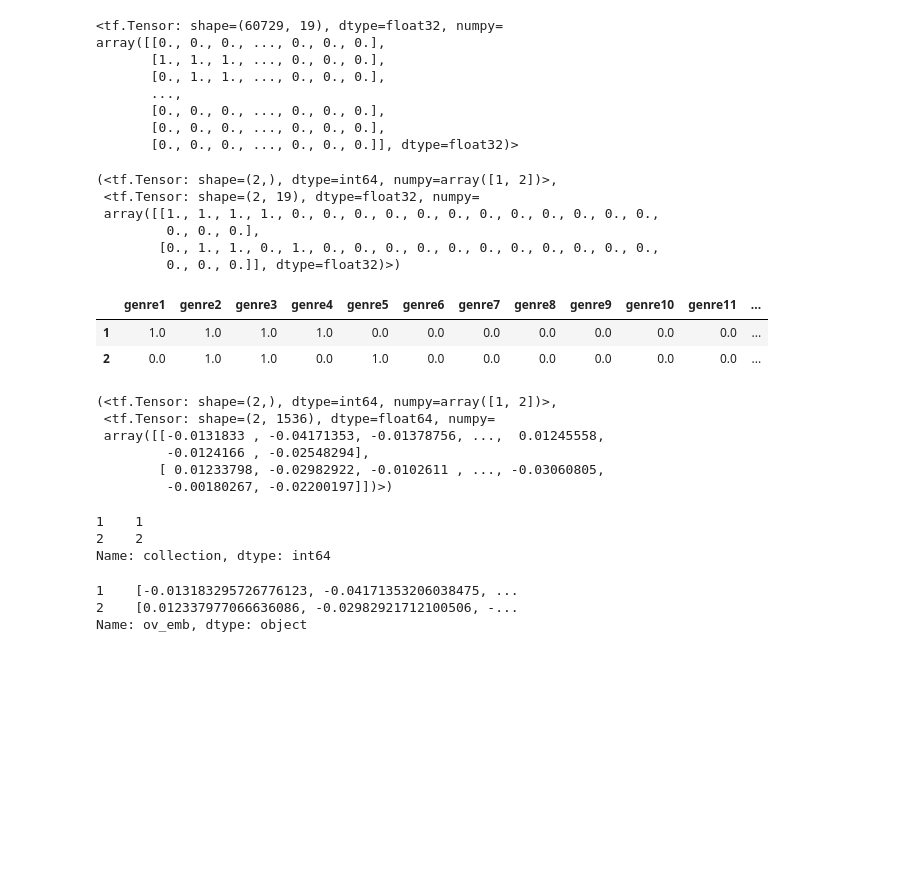
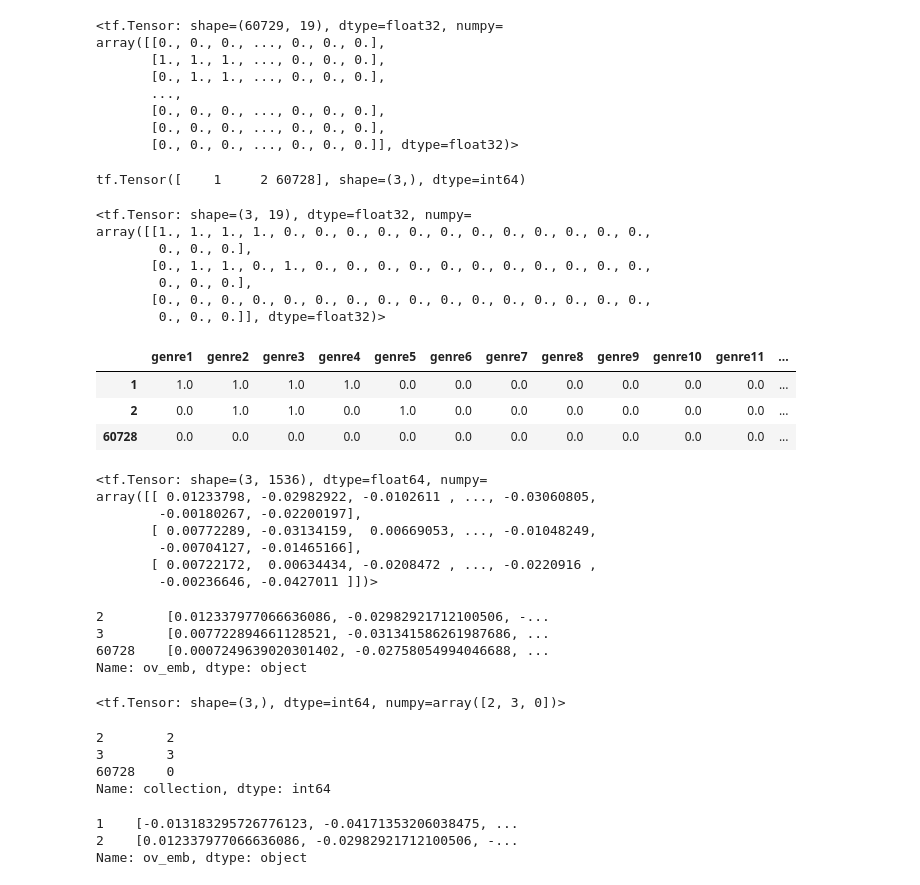
Before and after one commit to sunkusun9/rcmd_2503, a Jupyter notebook: 5.Matrix Factorization2.ipynb, the cells around one changed output. Cells and saved outputs as stored; diff of their text form; code cells hidden in the pictures; blank space fills up the shorter version.

```diff
--- a/5.Matrix Factorization2.ipynb
+++ b/5.Matrix Factorization2.ipynb
@@ -169,7 +169,8 @@ s_movieCnt = df_train['movieId'].value_counts()
 # 대상변수는 rating입니다.
 def to_dataset(df):
     return tf.data.Dataset.from_tensor_slices(
-        ({k: df[k] for k in ['userId', 'movieId', 'prev_movieId', 'prev_rating']}, df['rating'])
+        ({k: df[k] for k in ['userId', 'movieId', 'prev_movieId', 'prev_rating']},
+         df['rating'])
     )
 # %%
 # Tensorflow dataset을 만들어 줍니다.
@@ -229,7 +228,9 @@ class EmbModel(tf.keras.Model):
         """
         super().__init__()
         # 정수형 ID를 1-based Index로 반환해주는 Layer를 만듭니다. - 0은 OOV(out-of-vocabulary)입니다.
-        self.lu_ids = tf.keras.layers.IntegerLookup(vocabulary=tf.constant(ids))
+        self.lu_ids = tf.keras.layers.IntegerLookup(
+            vocabulary=tf.constant(ids)
+        )
         if l2 > 0:
             reg = tf.keras.regularizers.L2(l2)
         else:
@@ -1037,42 +1119,64 @@ array([[0., 0., 0., ..., 0., 0., 0.],
        [0., 0., 0., ..., 0., 0., 0.]], dtype=float32)>
 # %%
 # IntegerLookup을 통해 movieId에 대한 위치 인덱스를 가져옵니다.
-lu_movie = tf.keras.layers.IntegerLookup(vocabulary=df_movieinfo.index[1:].values)
+lu_movie = tf.keras.layers.IntegerLookup(
+    vocabulary=df_movieinfo.index[1:].values
+)
 # movieId가 1, 2 번인 영화의 위치 인덱스를 가져옵니다.
-mid = lu_movie(tf.constant([1, 2]))
-# TODO-with tf.gather는 위치에 해당하는 내용을 가져옵니다.
+mid = lu_movie(tf.constant([1, 2, 206801]))
+print(mid)
+tf.gather(genres, mid)# tf.gather는 위치에 해당하는 내용을 가져옵니다.
 # %% [output]
-(<tf.Tensor: shape=(2,), dtype=int64, numpy=array([1, 2])>,
- <tf.Tensor: shape=(2, 19), dtype=float32, numpy=
- array([[1., 1., 1., 1., 0., 0., 0., 0., 0., 0., 0., 0., 0., 0., 0., 0.,
-         0., 0., 0.],
-        [0., 1., 1., 0., 1., 0., 0., 0., 0., 0., 0., 0., 0., 0., 0., 0.,
-         0., 0., 0.]], dtype=float32)>)
+tf.Tensor([    1     2 60728], shape=(3,), dtype=int64)
+<tf.Tensor: shape=(3, 19), dtype=float32, numpy=
+array([[1., 1., 1., 1., 0., 0., 0., 0., 0., 0., 0., 0., 0., 0., 0., 0.,
+        0., 0., 0.],
+       [0., 1., 1., 0., 1., 0., 0., 0., 0., 0., 0., 0., 0., 0., 0., 0.,
+        0., 0., 0.],
+       [0., 0., 0., 0., 0., 0., 0., 0., 0., 0., 0., 0., 0., 0., 0., 0.,
+        0., 0., 0.]], dtype=float32)>
 # %%
-df_movieinfo.loc[[1, 2], cols_genre]
+df_movieinfo.loc[[1, 2, 60728], cols_genre]
 # %% [output]
 |  | genre1 | genre2 | genre3 | genre4 | genre5 | genre6 | genre7 | genre8 | genre9 | genre10 | genre11 | ... |
 | 1 | 1.0 | 1.0 | 1.0 | 1.0 | 0.0 | 0.0 | 0.0 | 0.0 | 0.0 | 0.0 | 0.0 | ... |
 | 2 | 0.0 | 1.0 | 1.0 | 0.0 | 1.0 | 0.0 | 0.0 | 0.0 | 0.0 | 0.0 | 0.0 | ... |
+| 60728 | 0.0 | 0.0 | 0.0 | 0.0 | 0.0 | 0.0 | 0.0 | 0.0 | 0.0 | 0.0 | 0.0 | ... |
 # %%
 # df_movieinfo['collection']
 # 단일 데이터인 시리즈를 tf.constant로 만듭니다.
 collection = tf.constant(df_movieinfo['collection'])
 # 영화 줄거리 Embedding을 tf.constant로 만듭니다. df_movieinfo['ov_emb']
 ov_emb = tf.constant(df_movieinfo['ov_emb'].tolist())
-# TODO-with 영화에 대한 데이터가 저장된 위치 인덱스를 가져옵니다.
+
+mid = lu_movie(tf.constant([2, 3, 206801]))
+# 영화에 대한 데이터가 저장된 위치 인덱스를 가져옵니다.
+tf.gather(ov_emb, mid)
 # %% [output]
-(<tf.Tensor: shape=(2,), dtype=int64, numpy=array([1, 2])>,
- <tf.Tensor: shape=(2, 1536), dtype=float64, numpy=
- array([[-0.0131833 , -0.04171353, -0.01378756, ...,  0.01245558,
-         -0.0124166 , -0.02548294],
-        [ 0.01233798, -0.02982922, -0.0102611 , ..., -0.03060805,
-         -0.00180267, -0.02200197]])>)
+<tf.Tensor: shape=(3, 1536), dtype=float64, numpy=
+array([[ 0.01233798, -0.02982922, -0.0102611 , ..., -0.03060805,
+        -0.00180267, -0.02200197],
+       [ 0.00772289, -0.03134159,  0.00669053, ..., -0.01048249,
+        -0.00704127, -0.01465166],
+       [ 0.00722172,  0.00634434, -0.0208472 , ..., -0.0220916 ,
+        -0.00236646, -0.0427011 ]])>
+# %%
+df_movieinfo.loc[[2, 3, 60728], 'ov_emb']
+# %% [output]
+2        [0.012337977066636086, -0.02982921712100506, -...
+3        [0.007722894661128521, -0.031341586261987686, ...
+60728    [0.0007249639020301402, -0.02758054994046688, ...
+Name: ov_emb, dtype: object
+# %%
+tf.gather(collection, mid)
+# %% [output]
+<tf.Tensor: shape=(3,), dtype=int64, numpy=array([2, 3, 0])>
 # %%
-df_movieinfo.loc[[1, 2], 'collection']
+df_movieinfo.loc[[2, 3, 60728], 'collection']
 # %% [output]
-1    1
-2    2
+2        2
+3        3
+60728    0
 Name: collection, dtype: int64
 # %%
 df_movieinfo.loc[[1, 2], 'ov_emb']
```
Also changed, not shown: parts of 19 cells of this notebook.
